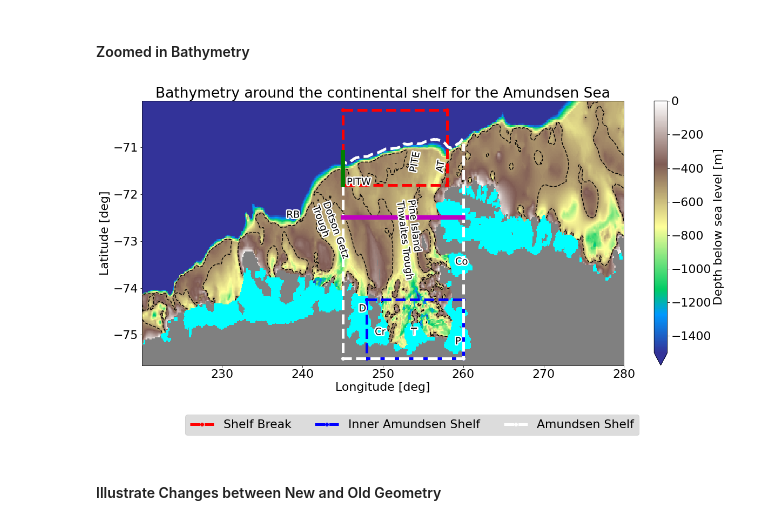
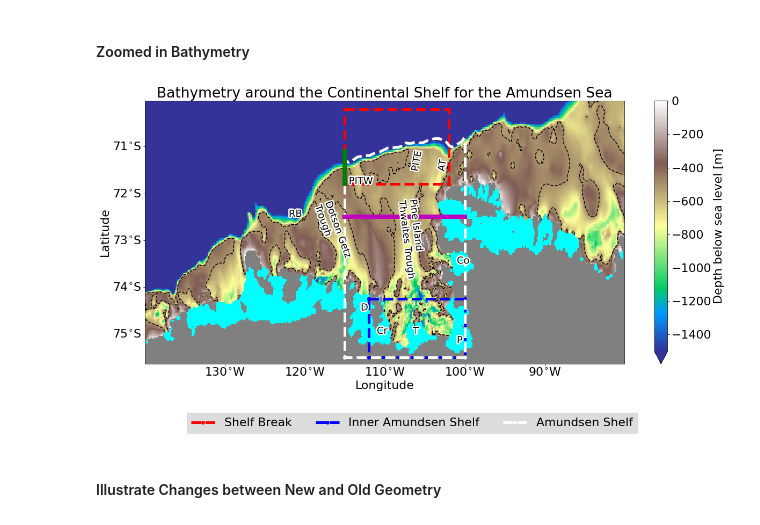
Before and after one commit to Joren1996/Amundsen_Sea_Project, a Jupyter notebook: 01_scripts/xx_terrain_map.ipynb, the cells around one changed output. Drawn from its saved outputs; the diff is of its cells as text; code cells hidden in the pictures.

```diff
--- a/01_scripts/xx_terrain_map.ipynb
+++ b/01_scripts/xx_terrain_map.ipynb
@@ -47,65 +50,67 @@ m=np.sum(grid.lat_1d<=-70)
 ax=plt.subplot(1,1,1)
 bathy=grid.bathy
 bathy[grid.land_mask]=np.nan
-img=plt.pcolor(grid.lon_2d[:m,:]+360, grid.lat_2d[:m,:], bathy[:m,:], cmap='terrain', vmax=0, vmin=-1500)
-plt.pcolor(grid.lon_2d[:m,:]+360, grid.lat_2d[:m,:], np.where(grid.ice_mask, np.ones(np.shape(grid.ice_mask)), np.nan*np.ones(np.shape(grid.ice_mask)))[:m,:], cmap='cool')
+img=plt.pcolor(grid.lon_2d[:m,:], grid.lat_2d[:m,:], bathy[:m,:], cmap='terrain', vmax=0, vmin=-1500)
+plt.pcolor(grid.lon_2d[:m,:], grid.lat_2d[:m,:], np.where(grid.ice_mask, np.ones(np.shape(grid.ice_mask)), np.nan*np.ones(np.shape(grid.ice_mask)))[:m,:], cmap='cool')
 ax.set_facecolor('grey')
 plt.colorbar(img, label='Depth below sea level [m]', extend='min')
-plt.ylabel('Latitude [deg]')
-plt.xlabel('Longitude [deg]')
-plt.title('Bathymetry around the continental shelf for the Amundsen Sea')
+plt.ylabel('Latitude')
+plt.xlabel('Longitude')
+plt.title('Bathymetry around the Continental Shelf for the Amundsen Sea')
 
 bathy[grid.ice_mask]=np.nan
-bath=plt.contour(grid.lon_2d[:m,:]+360, grid.lat_2d[:m,:], bathy[:m,:], levels=[-500], colors=['black'])
+bath=plt.contour(grid.lon_2d[:m,:], grid.lat_2d[:m,:], bathy[:m,:], levels=[-500], colors=['black'])
 
 #Write the names of geographical features.
 fs=18
 import matplotlib.patheffects as PathEffects
-txt=plt.text(x=251.5, y=-73.8, s='Pine Island \nThwaites Trough', rotation=277, fontsize=fs)
+txt=plt.text(x=251.5-360, y=-73.8, s='Pine Island \nThwaites Trough', rotation=277, fontsize=fs)
 txt.set_path_effects([PathEffects.withStroke(linewidth=5, foreground='w')])
-txt=plt.text(x=241, y=-73.5, s='Dotson Getz \nTrough', rotation=290, fontsize=fs)
+txt=plt.text(x=241-360, y=-73.5, s='Dotson Getz \nTrough', rotation=290, fontsize=fs)
 txt.set_path_effects([PathEffects.withStroke(linewidth=5, foreground='w')])
-txt=plt.text(x=245.5, y=-71.8, s='PITW', rotation=0, fontsize=fs)
+txt=plt.text(x=245.5-360, y=-71.8, s='PITW', rotation=0, fontsize=fs)
 txt.set_path_effects([PathEffects.withStroke(linewidth=5, foreground='w')])
-txt=plt.text(x=253.2, y=-71.5, s='PITE', rotation=80, fontsize=fs)
+txt=plt.text(x=253.2-360, y=-71.5, s='PITE', rotation=80, fontsize=fs)
 txt.set_path_effects([PathEffects.withStroke(linewidth=5, foreground='w')])
-txt=plt.text(x=256.5, y=-71.5, s='AT', rotation=80, fontsize=fs)
+txt=plt.text(x=256.5-360, y=-71.5, s='AT', rotation=80, fontsize=fs)
 txt.set_path_effects([PathEffects.withStroke(linewidth=5, foreground='w')])
-txt=plt.text(x=238, y=-72.5, s='RB', rotation=0, fontsize=fs)
+txt=plt.text(x=238-360, y=-72.5, s='RB', rotation=0, fontsize=fs)
 txt.set_path_effects([PathEffects.withStroke(linewidth=5, foreground='w')])
 
-txt=plt.text(x=259, y=-75.2, s='P', rotation=0, fontsize=fs)
+txt=plt.text(x=259-360, y=-75.2, s='P', rotation=0, fontsize=fs)
 txt.set_path_effects([PathEffects.withStroke(linewidth=5, foreground='w')])
-txt=plt.text(x=253.5, y=-75.0, s='T', rotation=0, fontsize=fs)
+txt=plt.text(x=253.5-360, y=-75.0, s='T', rotation=0, fontsize=fs)
 txt.set_path_effects([PathEffects.withStroke(linewidth=5, foreground='w')])
-txt=plt.text(x=247, y=-74.5, s='D', rotation=0, fontsize=fs)
+txt=plt.text(x=247-360, y=-74.5, s='D', rotation=0, fontsize=fs)
 txt.set_path_effects([PathEffects.withStroke(linewidth=5, foreground='w')])
-txt=plt.text(x=249, y=-75, s='Cr', rotation=0, fontsize=fs)
+txt=plt.text(x=249-360, y=-75, s='Cr', rotation=0, fontsize=fs)
 txt.set_path_effects([PathEffects.withStroke(linewidth=5, foreground='w')])
-txt=plt.text(x=259, y=-73.5, s='Co', rotation=0, fontsize=fs)
+txt=plt.text(x=259-360, y=-73.5, s='Co', rotation=0, fontsize=fs)
 txt.set_path_effects([PathEffects.withStroke(linewidth=5, foreground='w')])
 
 #PITE BOX
-plt.plot([360-115, 360-102, 360-102, 360-115, 360-115], [-70.2, -70.2, -71.8, -71.8, -70.2], 'ro--' , lw=5, label='Shelf Break')
+plt.plot([ -115,  -102,  -102,  -115,  -115], [-70.2, -70.2, -71.8, -71.8, -70.2], 'ro--' , lw=5, label='Shelf Break')
 
 #INNER SHELF
-plt.plot([360-112, 360-100, 360-100, 360-112, 360-112], [-74.25, -74.25, -75.5, -75.5, -74.25], 'bo--', lw=5, label='Inner Amundsen Shelf')
+plt.plot([ -112,  -100,  -100,  -112,  -112], [-74.25, -74.25, -75.5, -75.5, -74.25], 'bo--', lw=5, label='Inner Amundsen Shelf')
 
 #FULL SHELF
-plt.plot([360-115, 360-115, 360-100, 360-100], [-71.5, -75.5, -75.5, -70.95], 'wo--', lw=5, label='Amundsen Shelf')
+plt.plot([ -115,  -115,  -100,  -100], [-71.5, -75.5, -75.5, -70.95], 'wo--', lw=5, label='Amundsen Shelf')
 m=np.sum(grid.lat_1d<=-70)
 n=(grid.lon_1d>-115) & (grid.lon_1d<-100)
-bath=plt.contour(grid.lon_2d[:m,n]+360, grid.lat_2d[:m,n], bathy[:m,n], levels=[-1750], colors=['w'], linewidths=[5])
+bath=plt.contour(grid.lon_2d[:m,n], grid.lat_2d[:m,n], bathy[:m,n], levels=[-1750], colors=['w'], linewidths=[5])
 
 #CROSS SECTION
-plt.plot([360-115, 360-115], [-71.8, -71.1], 'go-', lw=8)
-plt.plot([245,260], [-72.5, -72.5], 'mo-', lw=8)
+plt.plot([ -115,  -115], [-71.8, -71.1], 'go-', lw=8)
+plt.plot([245-360,260-360], [-72.5, -72.5], 'mo-', lw=8)
+
+latlon_axes(ax=ax, x=grid.lon_2d[:m,:], y=grid.lat_2d[:m,:])
 
 fig.subplots_adjust(bottom=0.2)
 frame=fig.legend(facecolor='lightgrey', loc='lower center', ncol=3)
 plt.savefig('/data/hpcdata/users/grejan/mitgcm/03_output/bathymetry_shelf.png')
 # %% [output]
-[figure, old version]
+[figure, new version]
 # %% [markdown]
 #### Illustrate Changes between New and Old Geometry
 # %%
```
Also changed, not shown: parts of 8 cells of this notebook, 14 other files.
